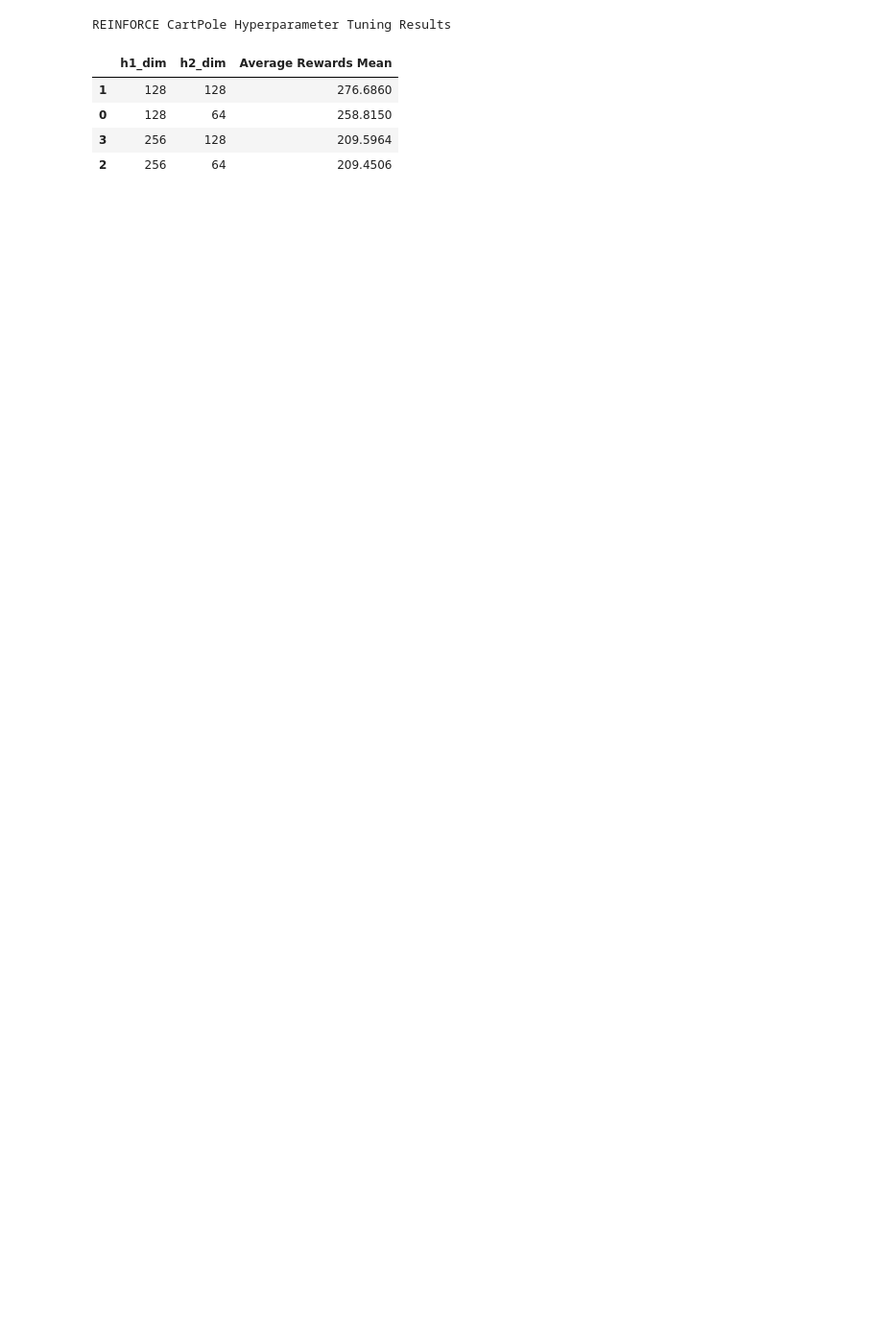
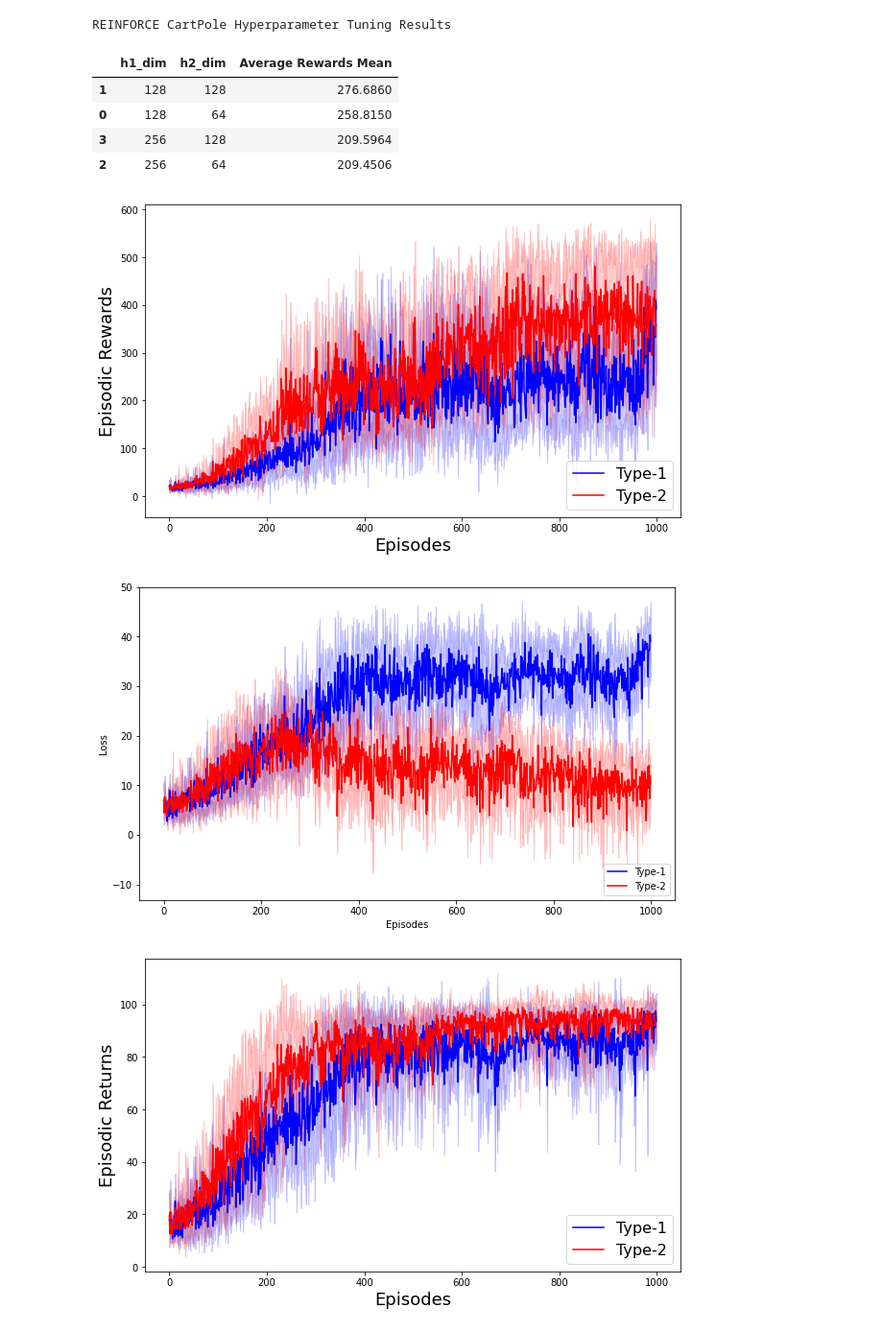
Before and after one commit to nishant-sahoo/RL_Assignments, a Jupyter notebook: Programming Assignments/PA2/notebook.ipynb, the cells around one changed output. Shown at 96% size. Cells and saved outputs as stored; diff of their text form; code cells hidden in the pictures; blank space fills up the shorter version.

```diff
--- a/Programming Assignments/PA2/notebook.ipynb
+++ b/Programming Assignments/PA2/notebook.ipynb
@@ -861,7 +929,7 @@ args = Args()
 
 # After tuning, we got the following results:
 args.h1_dim = 128
-args.h2_dim = 128
+args.h2_dim = 128*4
 
 mc_reinforce_cartpole_results = pd.read_csv('hptuning/mc_reinforce_cartpole.csv')
 mc_reinforce_cartpole_results = mc_reinforce_cartpole_results.sort_values(by='Average Rewards Mean', ascending=False)
@@ -877,22 +945,28 @@ REINFORCE CartPole Hyperparameter Tuning Results
 # %%
 # Monte Carlo REINFORCE
 # CartPole-v1 without baseline
 env_name = "CartPole-v1"
 agent_type = "reinforce"
 trainer = Trainer(env_name, agent_type, baseline=False, args=args)
 rewards1, losses1, returns1 = trainer.train()
 
 # CartPole-v1 with baseline
 env_name = "CartPole-v1"
 agent_type = "reinforce"
 trainer = Trainer(env_name, agent_type, baseline=True, args=args)
 rewards2, losses2, returns2 = trainer.train()
 
 # Load results
 rewards1, losses1, returns1 = results_loader("CartPole-v1", "reinforce", baseline=False)
 rewards2, losses2, returns2 = results_loader("CartPole-v1", "reinforce", baseline=True)
 
 # Plots
 plot_rewards(rewards1, rewards2, "MC REINFORCE CartPole-v1", "plots/mc_reinforce_cartpole_rewards")
 plot_losses(losses1, losses2, "MC REINFORCE CartPole-v1", "plots/mc_reinforce_cartpole_losses")
 plot_returns(returns1, returns2, "MC REINFORCE CartPole-v1", "plots/mc_reinforce_cartpole_returns")
+plot_running_rewards(rewards1, rewards2, "MC REINFORCE CartPole-v1", "plots/mc_reinforce_cartpole_running_rewards")
+plot_running_returns(returns1, returns2, "MC REINFORCE CartPole-v1", "plots/mc_reinforce_cartpole_running_returns")
+# %% [output]
+[figure, added]
+[figure, added]
+[figure, added]
```
Also changed, not shown: parts of 9 cells of this notebook, 34 other files.
